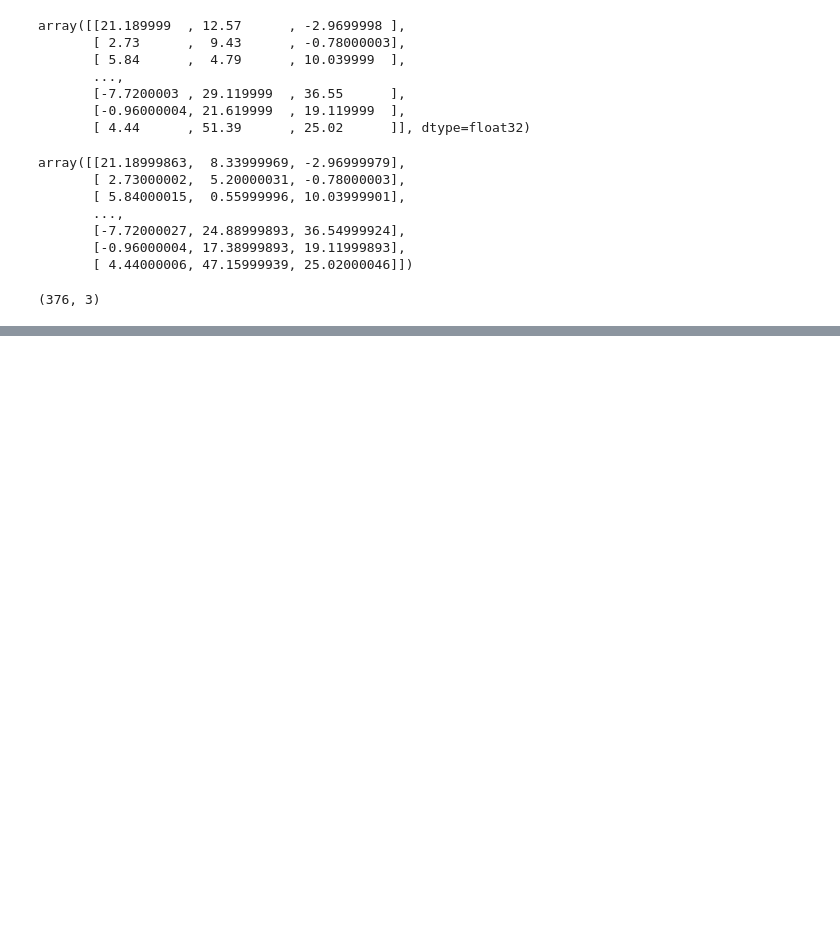
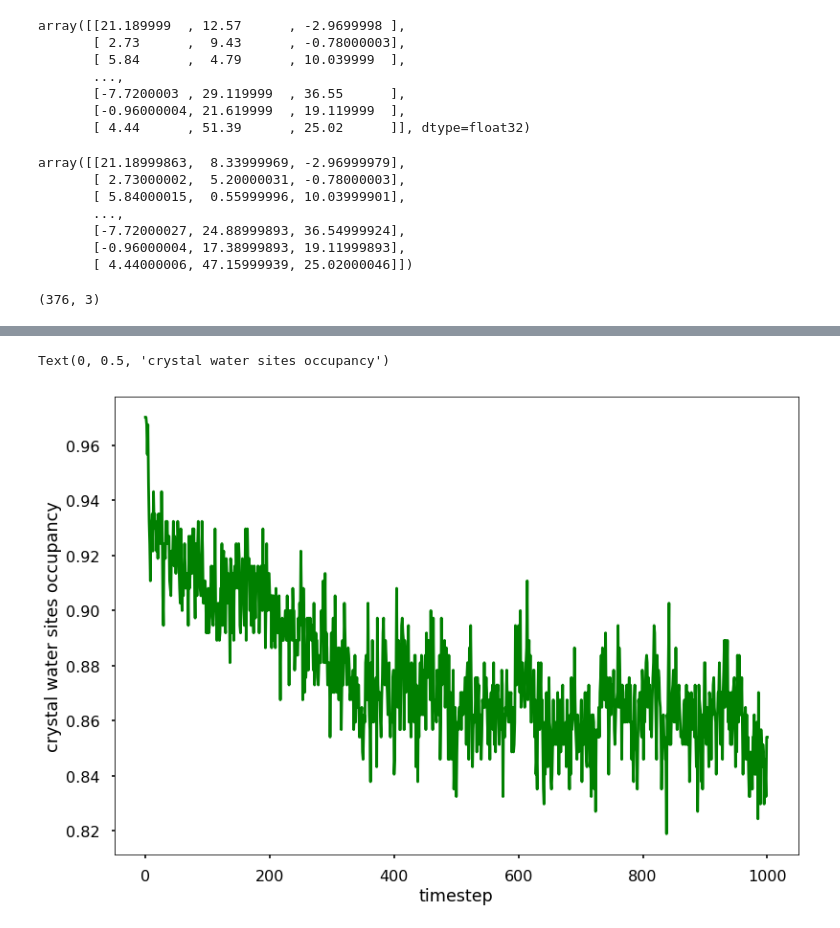
Before and after one commit to klyshko/EFX-project, a Jupyter notebook: crystal_water.ipynb, the cells around one changed output, grey strips where cells are left out. Drawn from its saved outputs; the diff is of its cells as text; code cells hidden in the pictures; blank space fills up the shorter version.

```diff
--- a/crystal_water.ipynb
+++ b/crystal_water.ipynb
@@ -71,0 +186,9 @@ crystal_water_coordinates.shape
+# %%
+percent = np.sum(occupancy < cutoff, axis = 1) / 370.
+# %%
+plt.plot(percent, 'g-')
+plt.xlabel('timestep')
+plt.ylabel('crystal water sites occupancy')
+# %% [output]
+Text(0, 0.5, 'crystal water sites occupancy')
+[figure, added]
```
Also changed, not shown: parts of 19 cells of this notebook.
